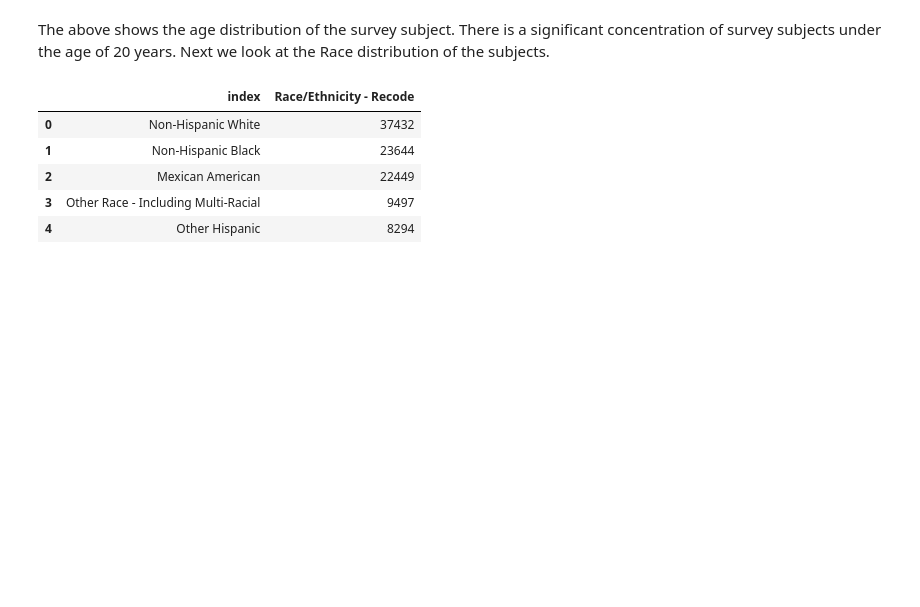
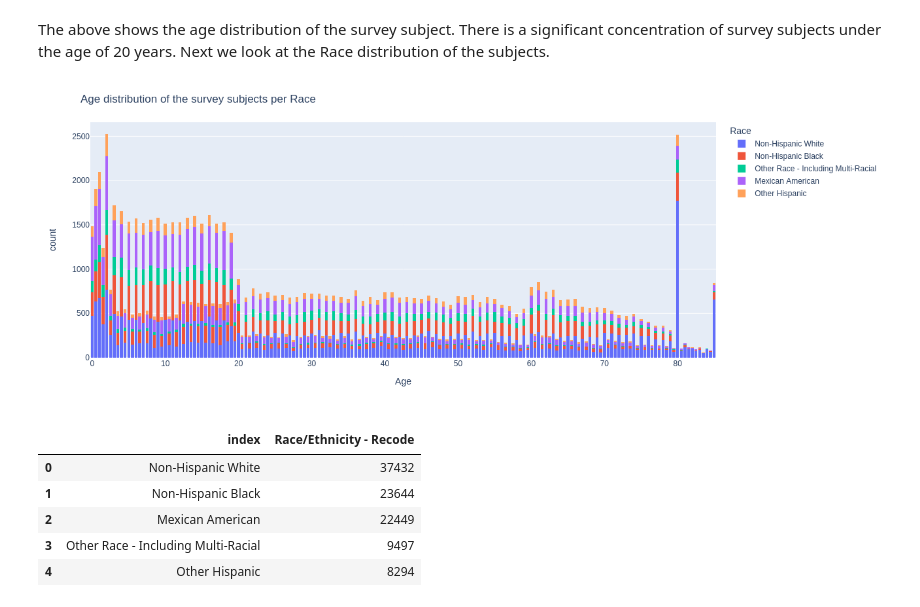
Before and after one commit to kkrusere/NHANES-Data-Visualization-Dashboard-on-Health-Disparities-and-Inequities, a Jupyter notebook: NHANES_data_collection_and_EDA.ipynb, the cells around one changed output. Cells and saved outputs as stored; diff of their text form; code cells hidden in the pictures; blank space fills up the shorter version.

```diff
--- a/NHANES_data_collection_and_EDA.ipynb
+++ b/NHANES_data_collection_and_EDA.ipynb
@@ -1120,7 +1120,7 @@ fig.show(renderer='png', height=500, width=800)
 The above justy show the gender of the subjects surveyed was roughly evenly distributed. Next, we look at the age distribution.
 # %%
 def from_months2years(x):
-  year = x/12
+  year = round(x/12, 1)
   return year
 
 temp_df = pd.DataFrame([round(from_months2years(x), 1) for x in dataframe["Age in Months - Recode"]], columns= ["Years"])
@@ -1133,6 +1133,17 @@ fig.show(renderer='png', height=500, width=1000)
 [figure]
 # %% [markdown]
 The above shows the age distribution of the survey subject. There is a significant concentration of survey subjects under the age of 20 years. Next we look at the Race distribution of the subjects.
+# %%
+temp_df = dataframe[["Age in Months - Recode","Race/Ethnicity - Recode"]]
+temp_df.columns = ["Age", "Race"]
+temp_df["Age"] = temp_df["Age"].apply(from_months2years)
+fig = px.histogram(temp_df, x="Age", color="Race", barmode = 'stack')
+fig.update_layout(bargap=0.2)
+fig.update_layout(title_text="Age distribution of the survey subjects per Race")
+fig.show(renderer='png', height=500, width=1300)
+#fig.show()
+# %% [output]
+[figure, added]
 # %%
 pd.DataFrame(dataframe['Race/Ethnicity - Recode'].value_counts()).reset_index()
 # %% [output]
```
Also changed, not shown: parts of 1 cell of this notebook.
